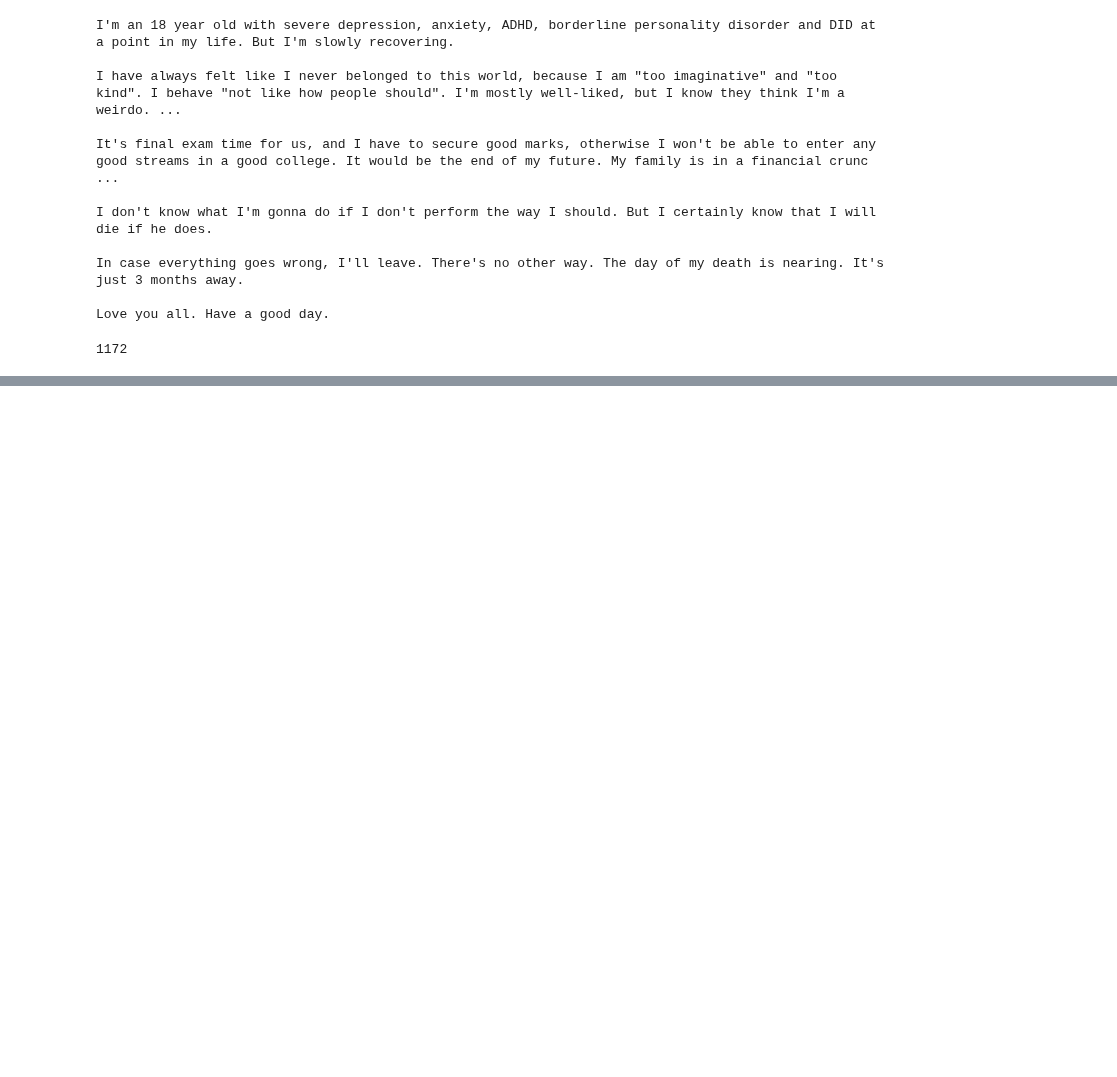
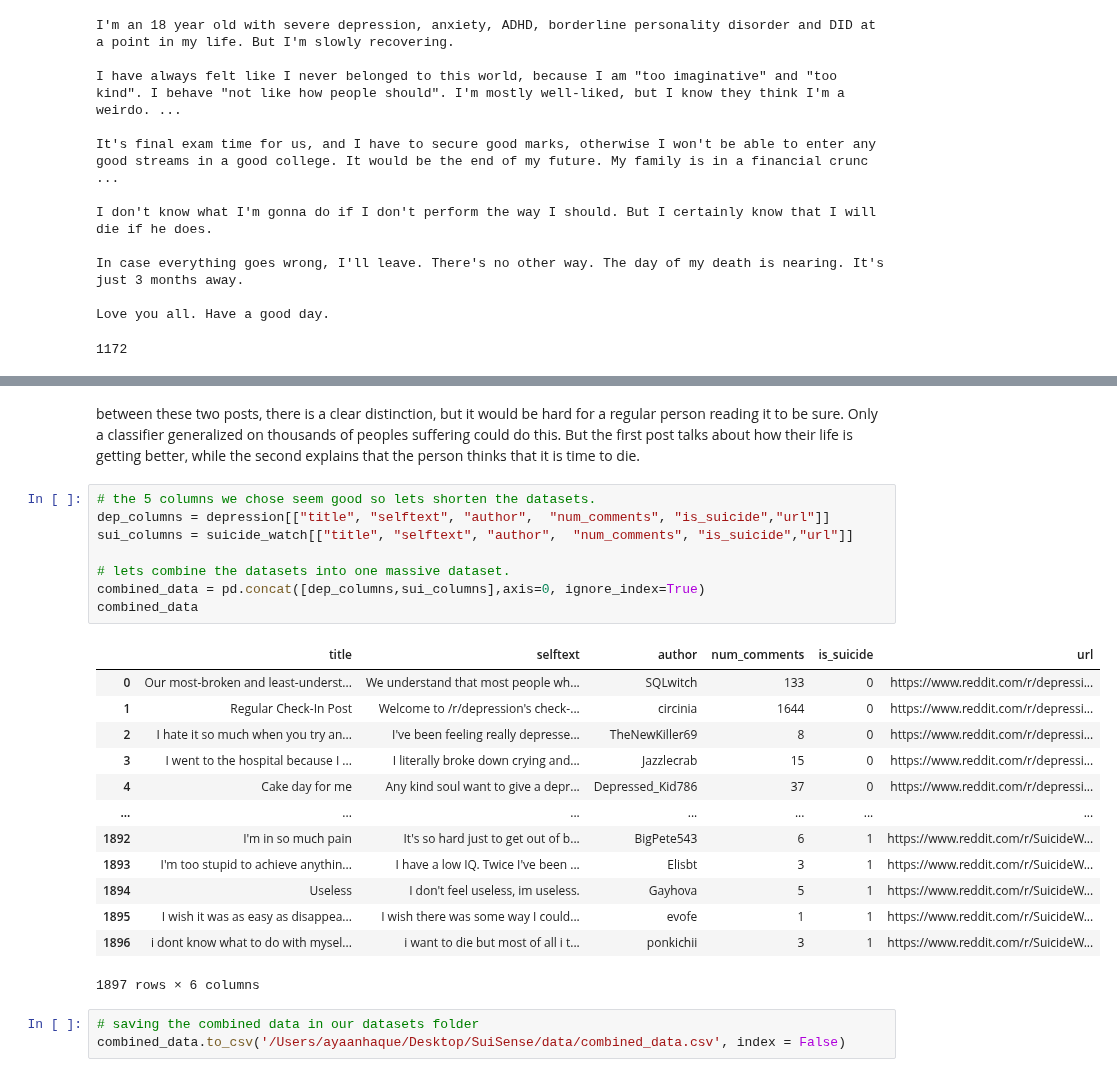
Before and after one commit to ayaanzhaque/SuiSense, a Jupyter notebook: notebooks/data_processing.ipynb, the cells around one changed output, grey strips where cells are left out. Cells and saved outputs as stored; diff of their text form; blank space fills up the shorter version.

```diff
--- a/notebooks/data_processing.ipynb
+++ b/notebooks/data_processing.ipynb
@@ -93,0 +118,27 @@ Love you all. Have a good day.
+# %% [markdown]
+between these two posts, there is a clear distinction, but it would be hard for a regular person reading it to be sure. Only a classifier generalized on thousands of peoples suffering could do this. But the first post talks about how their life is getting better, while the second explains that the person thinks that it is time to die.
+# %%
+# the 5 columns we chose seem good so lets shorten the datasets.
+dep_columns = depression[["title", "selftext", "author",  "num_comments", "is_suicide","url"]]
+sui_columns = suicide_watch[["title", "selftext", "author",  "num_comments", "is_suicide","url"]]
+
+# lets combine the datasets into one massive dataset.
+combined_data = pd.concat([dep_columns,sui_columns],axis=0, ignore_index=True)
+combined_data
+# %% [output]
+|  | title | selftext | author | num_comments | is_suicide | url |
+| 0 | Our most-broken and least-underst... | We understand that most people wh... | SQLwitch | 133 | 0 | https://www.reddit.com/r/depressi... |
+| 1 | Regular Check-In Post | Welcome to /r/depression's check-... | circinia | 1644 | 0 | https://www.reddit.com/r/depressi... |
+| 2 | I hate it so much when you try an... | I've been feeling really depresse... | TheNewKiller69 | 8 | 0 | https://www.reddit.com/r/depressi... |
+| 3 | I went to the hospital because I ... | I literally broke down crying and... | Jazzlecrab | 15 | 0 | https://www.reddit.com/r/depressi... |
+| 4 | Cake day for me | Any kind soul want to give a depr... | Depressed_Kid786 | 37 | 0 | https://www.reddit.com/r/depressi... |
+| ... | ... | ... | ... | ... | ... | ... |
+| 1892 | I'm in so much pain | It's so hard just to get out of b... | BigPete543 | 6 | 1 | https://www.reddit.com/r/SuicideW... |
+| 1893 | I'm too stupid to achieve anythin... | I have a low IQ. Twice I've been ... | Elisbt | 3 | 1 | https://www.reddit.com/r/SuicideW... |
+| 1894 | Useless | I don't feel useless, im useless. | Gayhova | 5 | 1 | https://www.reddit.com/r/SuicideW... |
+| 1895 | I wish it was as easy as disappea... | I wish there was some way I could... | evofe | 1 | 1 | https://www.reddit.com/r/SuicideW... |
+| 1896 | i dont know what to do with mysel... | i want to die but most of all i t... | ponkichii | 3 | 1 | https://www.reddit.com/r/SuicideW... |
+1897 rows × 6 columns
+# %%
+# saving the combined data in our datasets folder
+combined_data.to_csv('/Users/ayaanhaque/Desktop/SuiSense/data/combined_data.csv', index = False)
```
Also changed, not shown: parts of 3 cells of this notebook, 6 other files.
